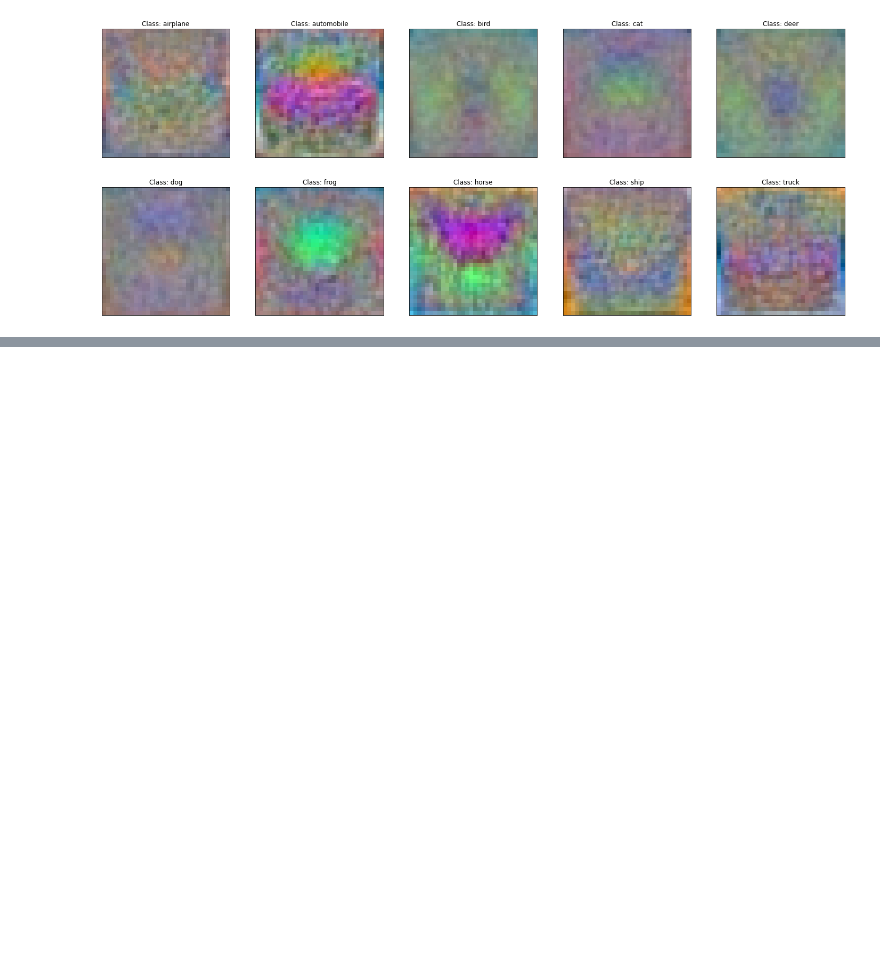
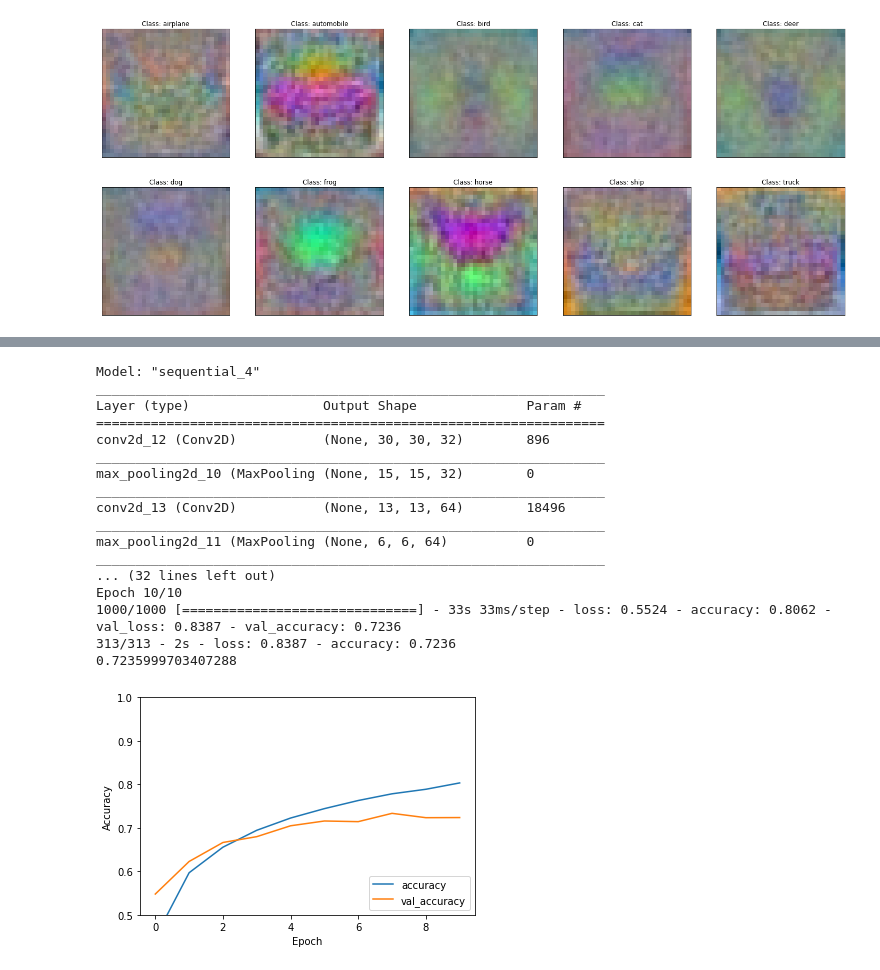
Before and after one commit to bimalka98/Computer-Vision-and-Image-Processing, a Jupyter notebook: EN2550Assignments/A4/180631J_a04.ipynb, the cells around one changed output, grey strips where cells are left out. Saved outputs shown, nothing was run; the diff lists cells and outputs as text; code cells hidden in the pictures; blank space fills up the shorter version.

```diff
--- a/EN2550Assignments/A4/180631J_a04.ipynb
+++ b/EN2550Assignments/A4/180631J_a04.ipynb
@@ -610,21 +613,90 @@ marks]
 # %%
 import tensorflow as tf
 from tensorflow.keras import datasets, layers, models
 import matplotlib.pyplot as plt
 
-(train_images, train_labels), (test_images, test_labels) = datasets.cifar10.load_data()
-# Normalize pixel values to be between 0 and 1
-train_images, test_images = train_images / 255.0, test_images / 255.0
+(x_train, y_train), (x_test, y_test) = datasets.cifar10.load_data()
+K = len(np.unique(y_train)) # Number of Classes
+
+# Normalize pixel values: Image data preprocessing
+x_train, x_test = x_train / 255.0, x_test / 255.0
+mean_image = np.mean(x_train, axis=0) # axis=0: mean of a column; Mean of each pixel
+x_train = x_train - mean_image
+x_test = x_test - mean_image
+
+# Convert class vectors to binary class matrices.
+y_train = tf.keras.utils.to_categorical(y_train, num_classes=K)
+y_test = tf.keras.utils.to_categorical(y_test, num_classes=K)
 
 #number of output channels for each Conv2D layer is controlled by the first argument
 model = models.Sequential()
+
+# As we go deeper into the model height and widht shrinks
+# So we can increase the convolution channels
+
+# 32, 3x3 convolutions
 model.add(layers.Conv2D(32, (3, 3), activation='relu', input_shape=(32, 32, 3)))
 model.add(layers.MaxPooling2D((2, 2)))
+
+# 64, 3x3 convolutions
 model.add(layers.Conv2D(64, (3, 3), activation='relu'))
 model.add(layers.MaxPooling2D((2, 2)))
+
+# 64, 3x3 convolutions
 model.add(layers.Conv2D(64, (3, 3), activation='relu'))
+model.add(layers.MaxPooling2D((2, 2)))
 
-#feed the last output tensor from the convolutional base (of shape (4, 4, 64)) into one or more Dense layers
+#feeding the last output tensor from the convolutional base (of shape (4, 4, 64)) into one or more Dense layers
+# Dense layers take vectors as input
+model.add(layers.Flatten()) # Make the (64, (3, 3)) tensor flat
+model.add(layers.Dense(64, activation='relu'))
+# CIFAR has 10 output classes, final Dense layer should have 10 outputs
+model.add(layers.Dense(10))
 
+# Complete architecture of the model
+model.summary()
 
-model.summary()
+# An optimizer is one of the two arguments required for compiling a Keras model:
+#momentum: float hyperparameter >= 0 that accelerates gradient descent
+#  in the relevant direction and dampens oscillations.
+# Defaults to 0, i.e., vanilla gradient descent.
+
+optmzr = tf.keras.optimizers.SGD(learning_rate=1.4e-2, momentum=0.9)
+
+model.compile(optimizer=optmzr,
+              loss=tf.keras.losses.CategoricalCrossentropy(from_logits=True),
+              metrics=['accuracy'])
+
+history = model.fit(x_train, y_train,
+                    batch_size=50, epochs=10,
+                    validation_data=(x_test, y_test))
+
+plt.figure
+plt.plot(history.history['accuracy'], label='accuracy')
+plt.plot(history.history['val_accuracy'], label = 'val_accuracy')
+plt.xlabel('Epoch')
+plt.ylabel('Accuracy')
+plt.ylim([0.5, 1])
+plt.legend(loc='lower right')
+
+test_loss, test_acc = model.evaluate(x_test, y_test, verbose=2)
+print(test_acc)
+# %% [output]
+Model: "sequential_4"
+_________________________________________________________________
+Layer (type)                 Output Shape              Param #
+=================================================================
+conv2d_12 (Conv2D)           (None, 30, 30, 32)        896
+_________________________________________________________________
+max_pooling2d_10 (MaxPooling (None, 15, 15, 32)        0
+_________________________________________________________________
+conv2d_13 (Conv2D)           (None, 13, 13, 64)        18496
+_________________________________________________________________
+max_pooling2d_11 (MaxPooling (None, 6, 6, 64)          0
+_________________________________________________________________
+... (32 lines left out)
+Epoch 10/10
+1000/1000 [==============================] - 33s 33ms/step - loss: 0.5524 - accuracy: 0.8062 - val_loss: 0.8387 - val_accuracy: 0.7236
+313/313 - 2s - loss: 0.8387 - accuracy: 0.7236
+0.7235999703407288
+[figure, added]
```
Also changed, not shown: parts of 1 cell of this notebook.
